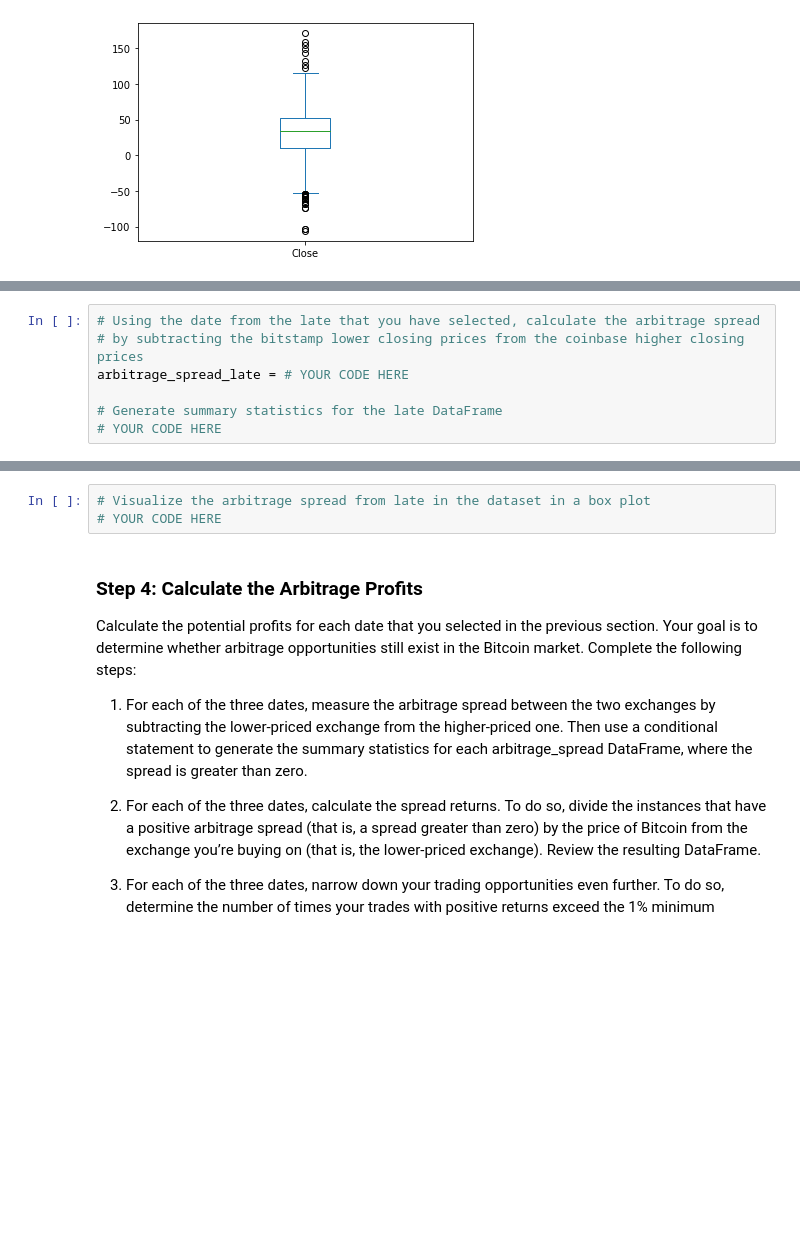
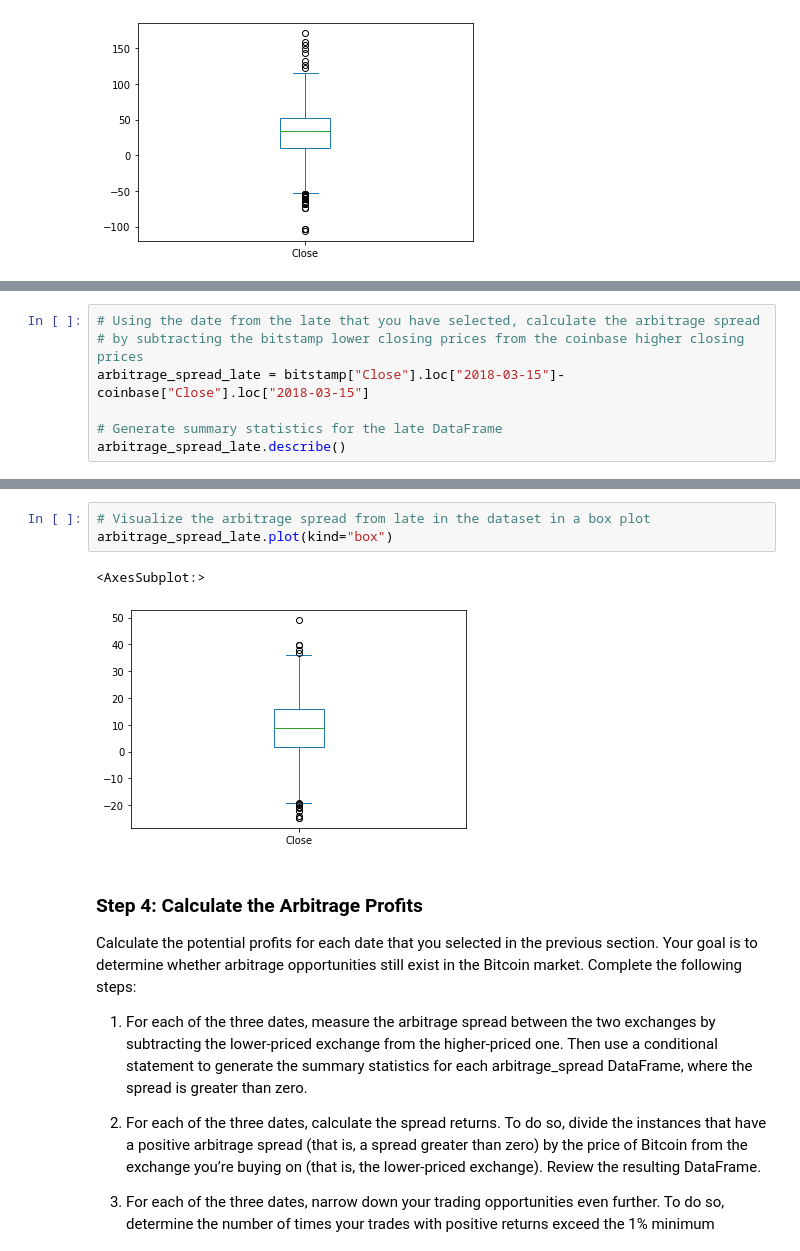
Before and after one commit to juliaelizabethharrison/Challenge-3-crypto, a Jupyter notebook: crypto_arbitrage.ipynb, the cells around one changed output, grey strips where cells are left out. Cells and saved outputs as stored; diff of their text form; blank space fills up the shorter version.

```diff
--- a/crypto_arbitrage.ipynb
+++ b/crypto_arbitrage.ipynb
@@ -303,7 +324,7 @@ arbitrage_spread_middle = # YOUR CODE HERE
 # %%
 # Using the date from the late that you have selected, calculate the arbitrage spread
 # by subtracting the bitstamp lower closing prices from the coinbase higher closing prices
-arbitrage_spread_late = # YOUR CODE HERE
+arbitrage_spread_late = bitstamp["Close"].loc["2018-03-15"]-coinbase["Close"].loc["2018-03-15"]
 
 # Generate summary statistics for the late DataFrame
-# YOUR CODE HERE
+arbitrage_spread_late.describe()
@@ -310,6 +341,9 @@ arbitrage_spread_late = # YOUR CODE HERE
 # %%
 # Visualize the arbitrage spread from late in the dataset in a box plot
-# YOUR CODE HERE
+arbitrage_spread_late.plot(kind="box")
+# %% [output]
+<AxesSubplot:>
+[figure, added]
 # %% [markdown]
 ### Step 4: Calculate the Arbitrage Profits
 
```
Also changed, not shown: parts of 9 cells of this notebook.
